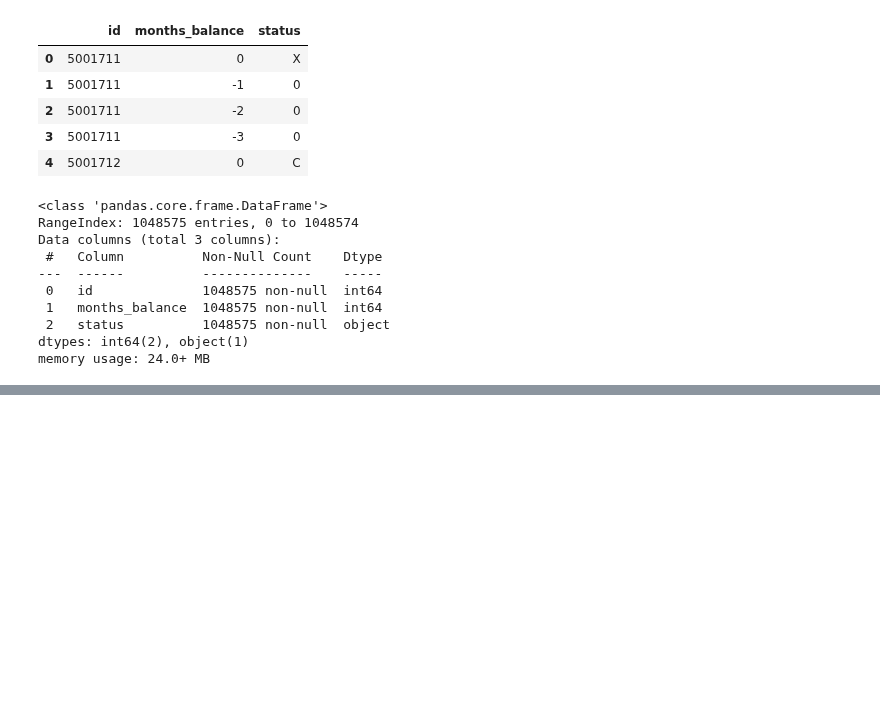
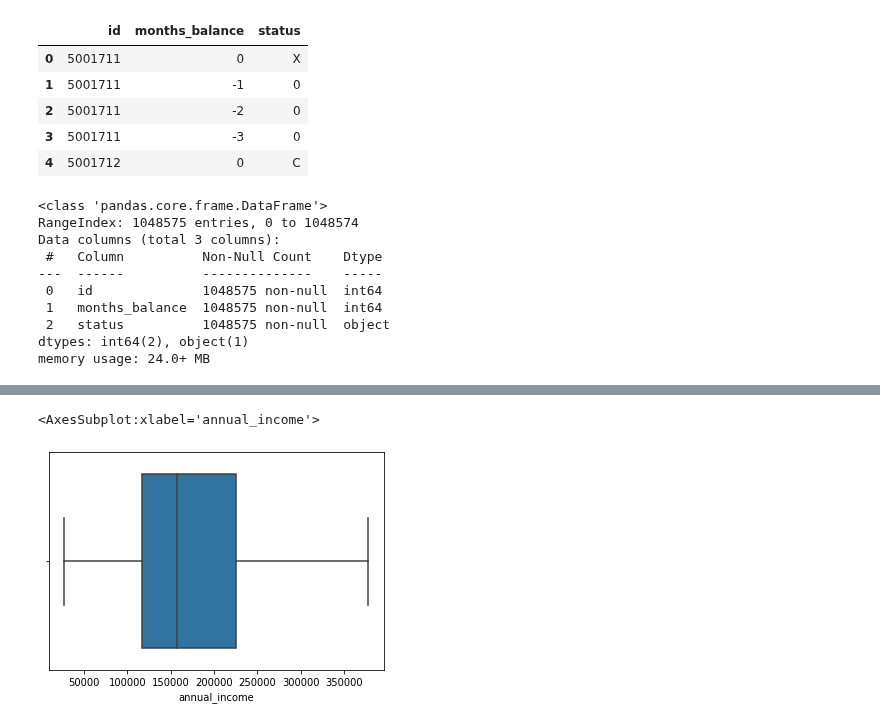
Before and after one commit to buriihenry/Machine-Learning-2, a Jupyter notebook: Classification/Classification _Credit Risk Management.ipynb, the cells around one changed output, grey strips where cells are left out. Saved outputs shown, nothing was run; the diff lists cells and outputs as text; code cells hidden in the pictures; blank space fills up the shorter version.

```diff
--- a/Classification/Classification _Credit Risk Management.ipynb
+++ b/Classification/Classification _Credit Risk Management.ipynb
@@ -99,0 +110,3 @@ credit.status = credit.status.apply(lambda x:x+1)
+# %%
+record = pd.merge(credit_month, credit, how="inner", on=["id", "months_balance"])
+record.head()
@@ -99,0 +228,20 @@ credit.status = credit.status.apply(lambda x:x+1)
+# %%
+#Option: Z-score or IQR, z-score only for Gaugassian distribution => IQR
+
+def remove_outlier(col):
+    q25 = col.quantile(0.25)
+    q75 = col.quantile(0.75)
+    iqr = q75 - q25
+    cutoff = iqr*1.5
+    lower = q25 - cutoff
+    upper = q75 + cutoff
+    return lower, upper
+
+lower, upper = remove_outlier(df.annual_income)
+
+df = df.loc[(df.annual_income > lower) & (df.annual_income < upper)]
+
+sns.boxplot(df.annual_income)
+# %% [output]
+<AxesSubplot:xlabel='annual_income'>
+[figure, added]
```
Also changed, not shown: parts of 17 cells of this notebook.
